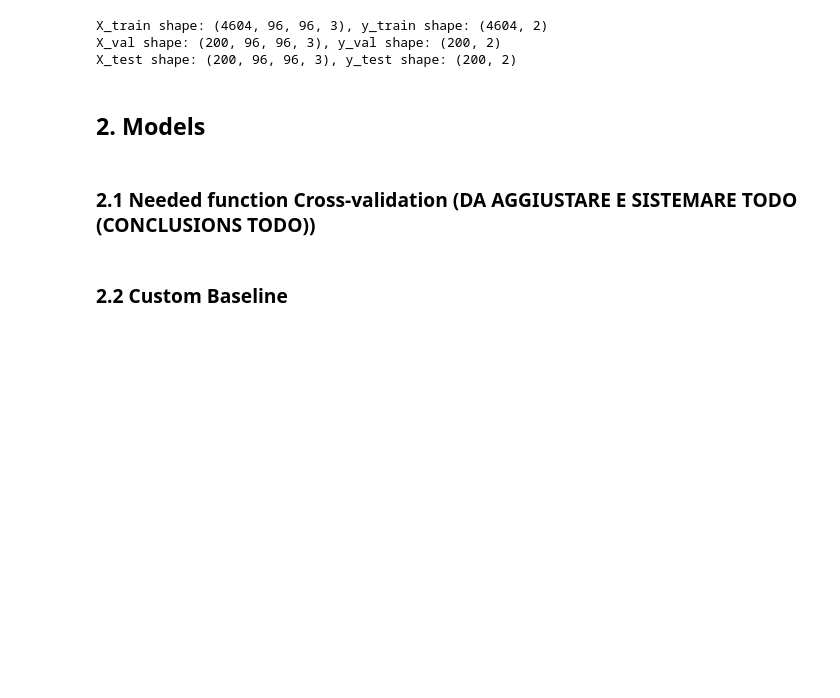
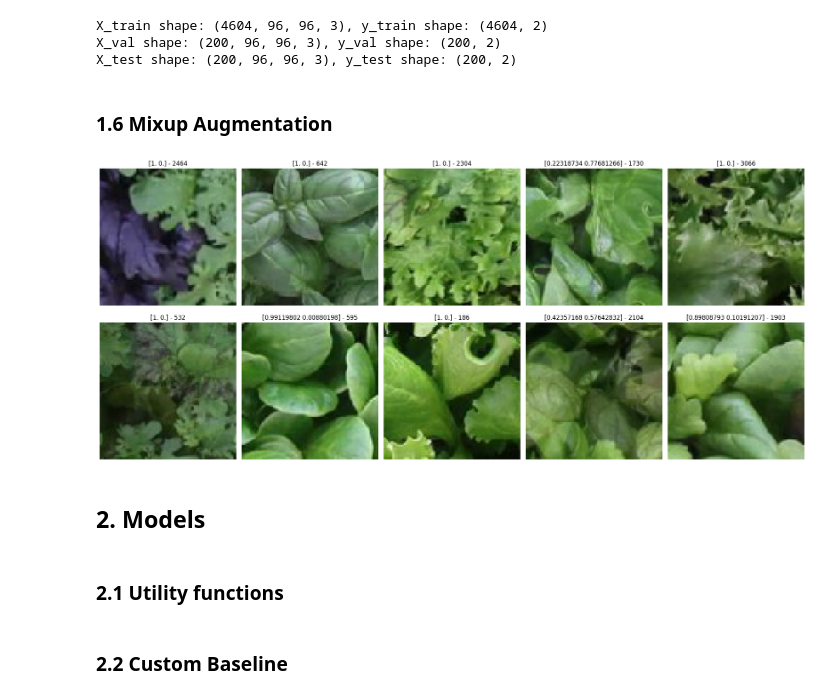
Before and after one commit to paolopertino/Artificial-Neural-Networks-and-Deep-Learning-2023-2024, a Jupyter notebook: Homework_1.ipynb, the cells around one changed output. Saved outputs shown, nothing was run; the diff lists cells and outputs as text; code cells hidden in the pictures; blank space fills up the shorter version.

```diff
--- a/Homework_1.ipynb
+++ b/Homework_1.ipynb
@@ -236,7 +236,53 @@ print(f"X_test shape: {X_test.shape}, y_test shape: {y_test.shape}")
 X_train shape: (4604, 96, 96, 3), y_train shape: (4604, 2)
 X_val shape: (200, 96, 96, 3), y_val shape: (200, 2)
 X_test shape: (200, 96, 96, 3), y_test shape: (200, 2)
+# %% [markdown]
+### 1.6 Mixup Augmentation
+# %%
+def mixup_images_labels(images : np.ndarray, labels : np.ndarray, alpha : float = 0.2, seed : int = 42):
+    """
+    Mixup augmentation for a dataset of images and labels.
+
+    Parameters:
+        images (numpy.ndarray): An array of images with shape (num_images, height, width, channels).
+        labels (numpy.ndarray): An array of one-hot encoded labels with shape (num_images, num_classes).
+        alpha (float): Mixup hyperparameter, controls the interpolation ratio.
+
+    Returns:
+        mixed_images (numpy.ndarray): Mixed images.
+        mixed_labels (numpy.ndarray): Mixed labels.
+    """
+    num_images = images.shape[0]
+
+    # Shuffle the dataset to ensure random mixing
+    np.random.seed(seed)
+    permutation = np.random.permutation(num_images)
+    shuffled_images = images[permutation]
+    shuffled_labels = labels[permutation]
+
+    lam = np.random.beta(alpha, alpha, num_images)
+    mixed_images = lam[:, np.newaxis, np.newaxis, np.newaxis] * images + (1 - lam[:, np.newaxis, np.newaxis, np.newaxis]) * shuffled_images
+    mixed_labels = lam[:, np.newaxis] * labels + (1 - lam[:, np.newaxis]) * shuffled_labels
+
+    return mixed_images, mixed_labels
+
+X_train_mixup, y_train_mixup = mixup_images_labels(X_train, y_train, 0.15)
+# %%
+# Number of images to display
+num_img = 10
+
+# Create subplots for displaying items
+np.random.seed(312)
+fig, axes = plt.subplots(2, num_img // 2, figsize=(20, 9))
+for i in range(num_img):
+    ax = axes[i % 2, i % num_img // 2]
+    index_shown = np.random.randint(0, len(X_train_mixup))
+    ax.imshow(np.clip(X_train_mixup[index_shown], 0, 255))  # Display clipped item images
+    ax.axis('off')
+    ax.set_title(f"{y_train_mixup[index_shown]} - {index_shown}")
+plt.tight_layout()
+plt.show()
+# %% [output]
+[figure, added]
 # %% [markdown]
 ## 2. Models
-# %% [markdown]
-### 2.1 Needed function Cross-validation (DA AGGIUSTARE E SISTEMARE TODO (CONCLUSIONS TODO))
@@ -275,0 +289,2 @@ def plot_confusion_matrix(model_name, preprocessed_input, y_test):
+# %% [markdown]
+### 2.1 Utility functions
```
Also changed, not shown: parts of 6 cells of this notebook.
